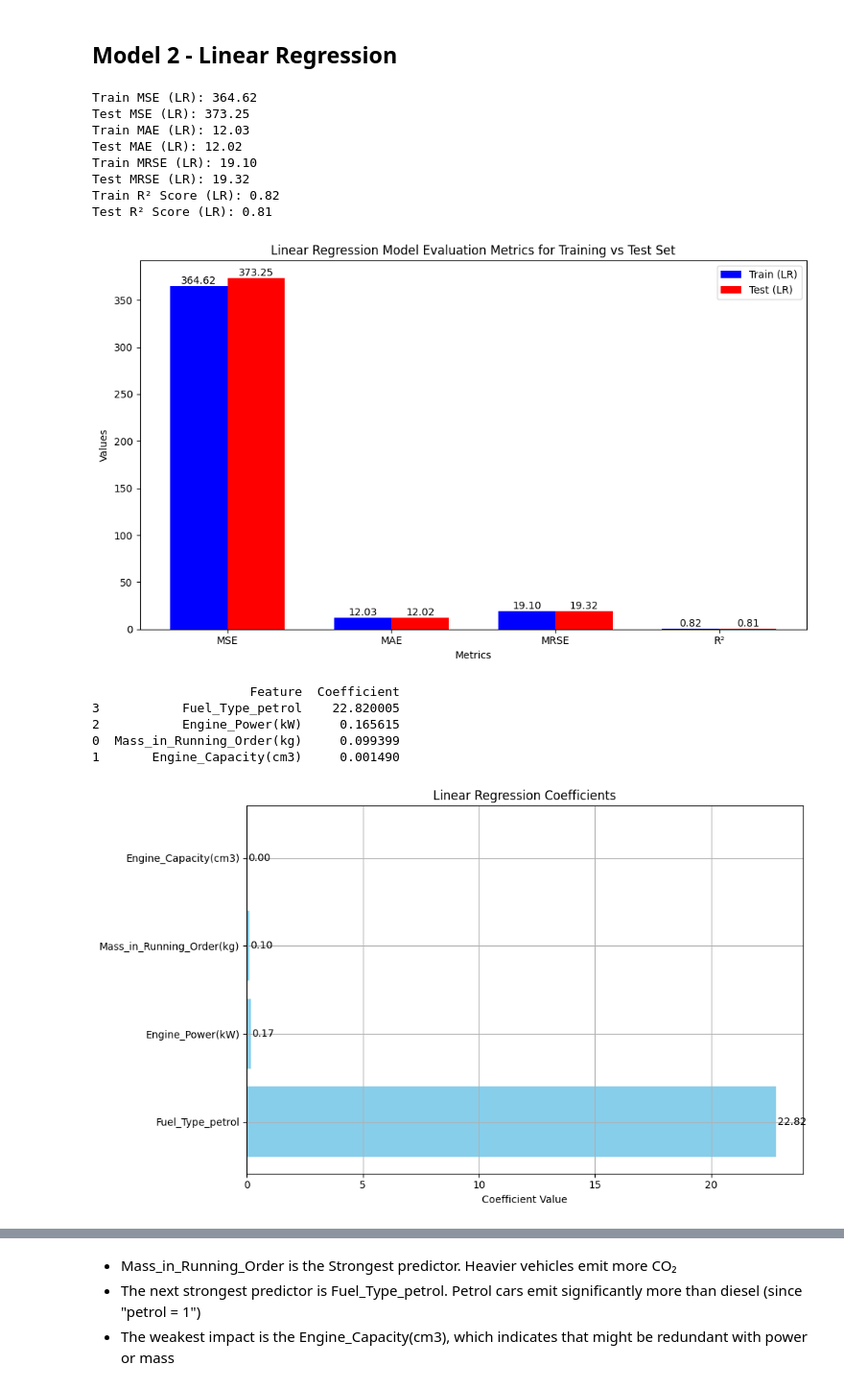
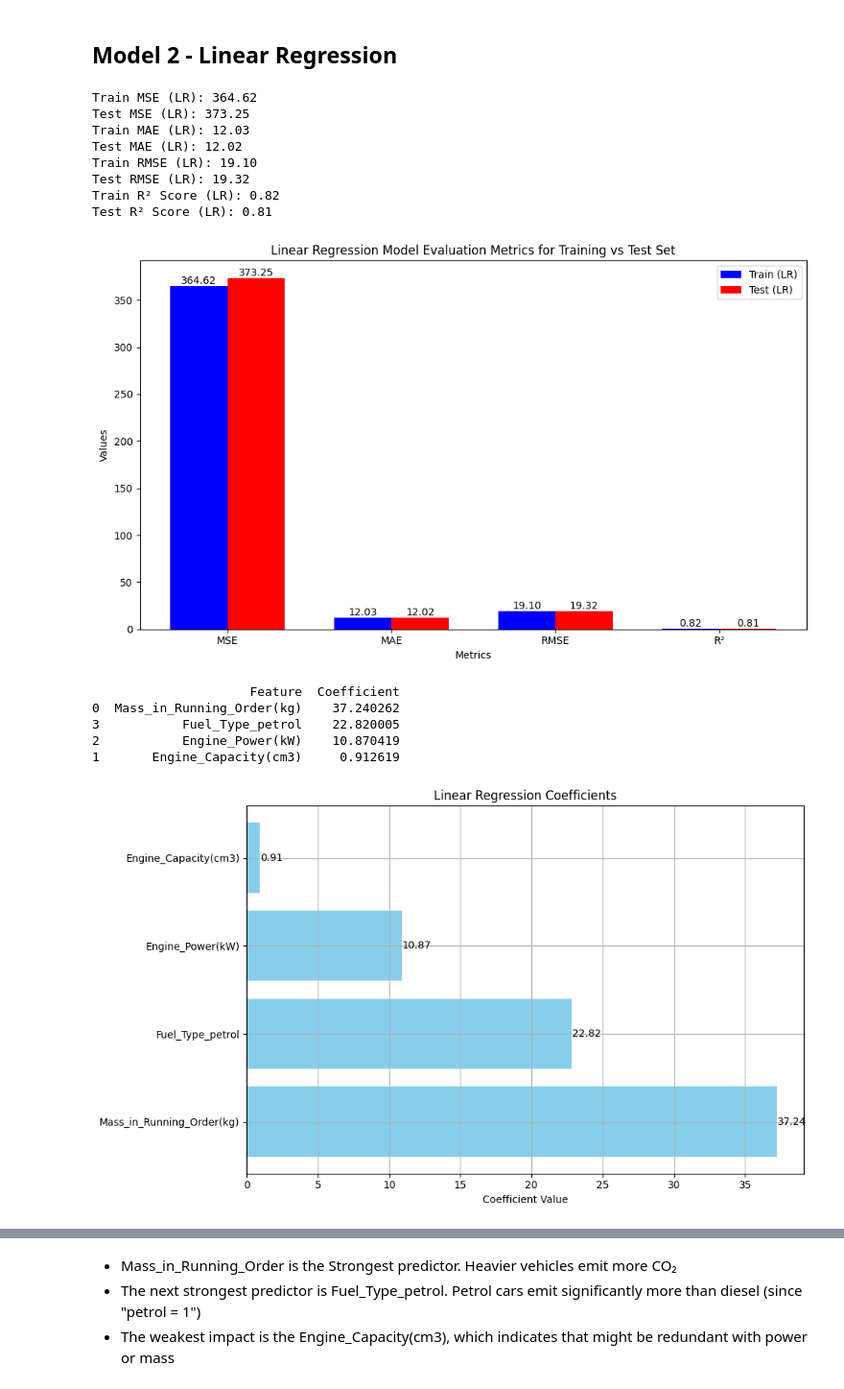
Before and after one commit to Tavocado-S/CO2_Prediction, a Jupyter notebook: notebooks/Model.ipynb, the cells around one changed output, grey strips where cells are left out. Shown at 96% size. Saved outputs shown, nothing was run; the diff lists cells and outputs as text; code cells hidden in the pictures.

```diff
--- a/notebooks/Model.ipynb
+++ b/notebooks/Model.ipynb
@@ -17,5 +17,3 @@ EEA.head(5)
 | 2 | 1588.0 | 126.0 | diesel | 1968.0 | 110.0 |
 | 3 | 1516.0 | 124.0 | diesel | 1968.0 | 110.0 |
 | 4 | 1349.0 | 126.0 | petrol | 1498.0 | 110.0 |
-# %%
-EEA = EEA.drop('index', axis=1)
@@ -304,14 +662,27 @@ X_scaled[features_to_scale] = scaler.fit_transform(X_scaled[features_to_scale])
+# %%
+X_train, X_test, y_train, y_test = train_test_split(X, y, test_size=0.2, random_state=42)
+# %%
+from sklearn.preprocessing import StandardScaler
+
+scaler = StandardScaler()
+features_to_scale = ['Mass_in_Running_Order(kg)', 'Engine_Capacity(cm3)', 'Engine_Power(kW)']
+
+X_train_scaled = X_train.copy()
+X_test_scaled = X_test.copy()
+
+X_train_scaled[features_to_scale] = scaler.fit_transform(X_train[features_to_scale])
+X_test_scaled[features_to_scale] = scaler.transform(X_test[features_to_scale])
 # %%
 from sklearn.linear_model import LinearRegression
 from sklearn.metrics import mean_absolute_error, mean_squared_error, r2_score
 import numpy as np
 import matplotlib.pyplot as plt
 
-lr_model = LinearRegression()
-lr_model.fit(X_train, y_train)
+lr_model_scaled = LinearRegression()
+lr_model_scaled.fit(X_train_scaled, y_train)
 
-y_train_pred_lr = lr_model.predict(X_train)
-y_test_pred_lr = lr_model.predict(X_test)
+y_train_pred_lr = lr_model_scaled.predict(X_train_scaled)
+y_test_pred_lr = lr_model_scaled.predict(X_test_scaled)
 
 train_mse_lr = mean_squared_error(y_train, y_train_pred_lr)
 test_mse_lr = mean_squared_error(y_test, y_test_pred_lr)
@@ -329,12 +700,12 @@ print(f"Train MSE (LR): {train_mse_lr:.2f}")
 print(f"Test MSE (LR): {test_mse_lr:.2f}")
 print(f"Train MAE (LR): {train_mae_lr:.2f}")
 print(f"Test MAE (LR): {test_mae_lr:.2f}")
-print(f"Train MRSE (LR): {train_mrse_lr:.2f}")
-print(f"Test MRSE (LR): {test_mrse_lr:.2f}")
+print(f"Train RMSE (LR): {train_mrse_lr:.2f}")
+print(f"Test RMSE (LR): {test_mrse_lr:.2f}")
 print(f"Train R² Score (LR): {train_r2_lr:.2f}")
 print(f"Test R² Score (LR): {test_r2_lr:.2f}")
 
-metrics = ['MSE', 'MAE', 'MRSE', 'R²']
+metrics = ['MSE', 'MAE', 'RMSE', 'R²']
 train_values_lr = [train_mse_lr, train_mae_lr, train_mrse_lr, train_r2_lr]
 test_values_lr = [test_mse_lr, test_mae_lr, test_mrse_lr, test_r2_lr]
 
@@ -363,36 +734,36 @@ Train MSE (LR): 364.62
 Test MSE (LR): 373.25
 Train MAE (LR): 12.03
 Test MAE (LR): 12.02
-Train MRSE (LR): 19.10
-Test MRSE (LR): 19.32
+Train RMSE (LR): 19.10
+Test RMSE (LR): 19.32
 Train R² Score (LR): 0.82
 Test R² Score (LR): 0.81
 [figure]
 # %%
 coefficients = pd.DataFrame({
-    'Feature': X.columns,
-    'Coefficient': lr_model.coef_
+    'Feature': X_train_scaled.columns,
+    'Coefficient': lr_model_scaled.coef_
 }).sort_values(by='Coefficient', key=abs, ascending=False)
 
 print(coefficients)
 
 # Plotting the coefficients
 plt.figure(figsize=(10, 6))
 plt.barh(coefficients['Feature'], coefficients['Coefficient'], color='skyblue')
 plt.xlabel('Coefficient Value')
 plt.title('Linear Regression Coefficients')
 
 # Adding the coefficient values on the bars
 for i, v in enumerate(coefficients['Coefficient']):
     plt.text(v + 0.05, i, f"{v:.2f}", va='center', ha='left', color='black')
 
 plt.grid(True)
 plt.tight_layout()
 plt.show()
 # %% [output]
                      Feature  Coefficient
+0  Mass_in_Running_Order(kg)    37.240262
 3           Fuel_Type_petrol    22.820005
-2           Engine_Power(kW)     0.165615
-0  Mass_in_Running_Order(kg)     0.099399
-1       Engine_Capacity(cm3)     0.001490
+2           Engine_Power(kW)    10.870419
+1       Engine_Capacity(cm3)     0.912619
-[figure, old version]
+[figure, new version]
```
Also changed, not shown: parts of 34 cells of this notebook, 2 other files.
